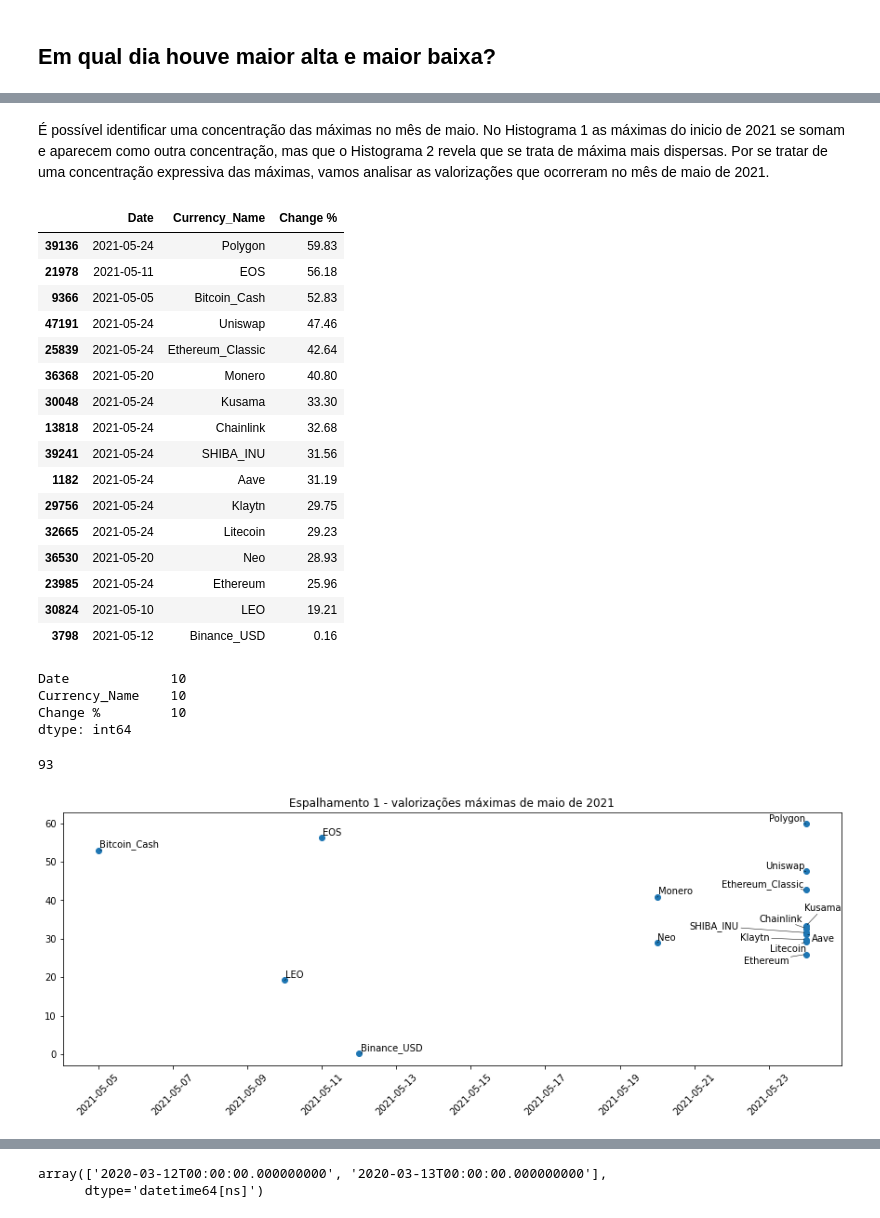
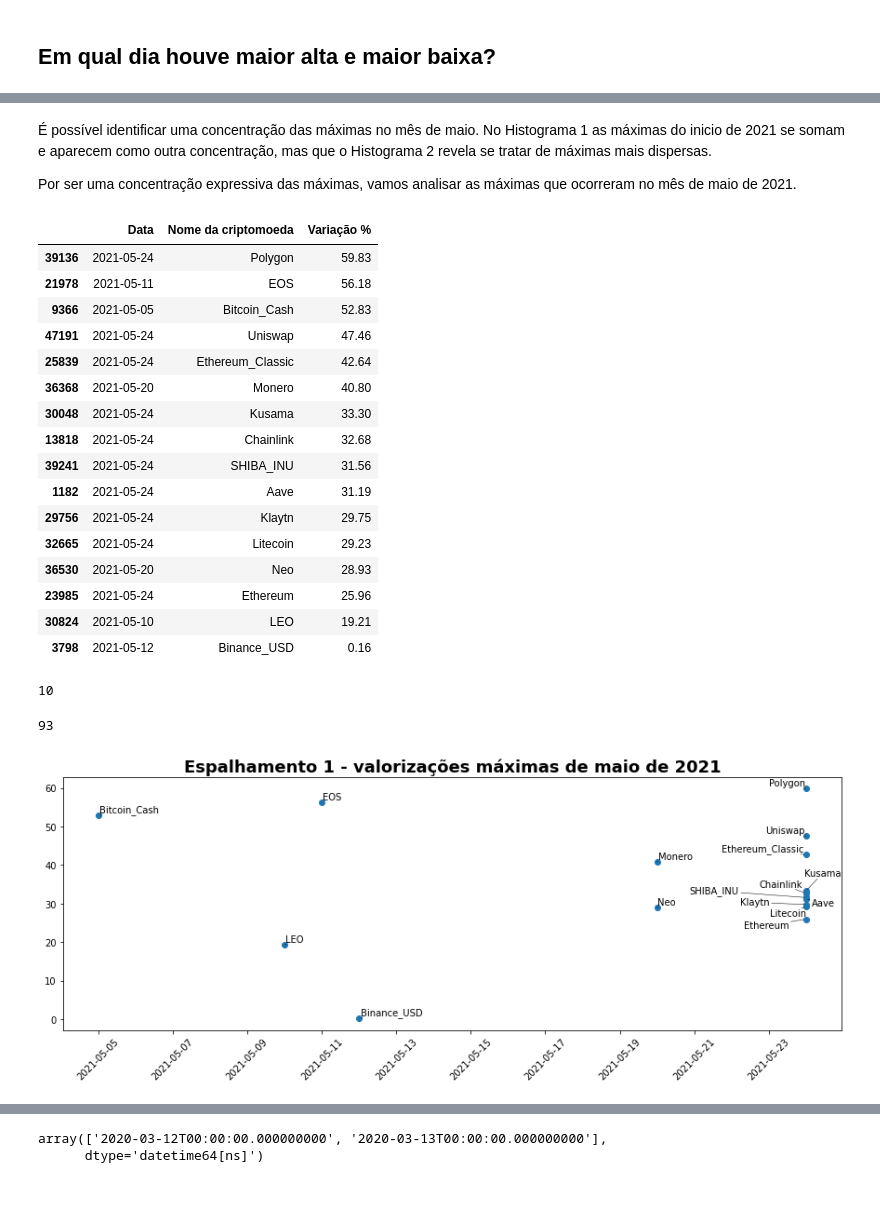
Before and after one commit to Aledosim/CryptocurrenciesMaxMin, a Jupyter notebook: notebooks/Cryptocurrencies.ipynb, the cells around one changed output, grey strips where cells are left out. Saved outputs shown, nothing was run; the diff lists cells and outputs as text; code cells hidden in the pictures.

```diff
--- a/notebooks/Cryptocurrencies.ipynb
+++ b/notebooks/Cryptocurrencies.ipynb
@@ -4,6 +5,8 @@ import matplotlib.pyplot as plt
 from adjustText import adjust_text
 # %%
 df = pd.read_csv('../data/All_combined.csv', parse_dates=['Date'], dtype={'Currency_Name': pd.StringDtype()})
+# %%
+plot_title_fontdict = {'fontweight': 'bold', 'fontsize': '18'}
 # %% [markdown]
 # Análise inicial
 # %% [markdown]
@@ -65,3 +68,4 @@ De acordo com o Histograma 1, existe uma concentração das altas no ano de 2021
 # %%
-grouped_change_2021 = df[df['Date'].dt.year == 2021].groupby('Currency_Name')['Change %']
+date_filter = df['Date'].dt.year == 2021
+grouped_change_2021 = df[date_filter].groupby('Currency_Name')['Change %']
 # %%
@@ -73,13 +77,15 @@ df.loc[grouped_change_2021.idxmax(), 'Date'].hist(xrot=45, bins=100, figsize=(15
 # %% [markdown]
-É possível identificar uma concentração das máximas no mês de maio. No Histograma 1 as máximas do inicio de 2021 se somam e aparecem como outra concentração, mas que o Histograma 2 revela que se trata de máxima mais dispersas.
-Por se tratar de uma concentração expressiva das máximas, vamos analisar as valorizações que ocorreram no mês de maio de 2021.
+É possível identificar uma concentração das máximas no mês de maio. No Histograma 1 as máximas do inicio de 2021 se somam e aparecem como outra concentração, mas que o Histograma 2 revela se tratar de máximas mais dispersas.
+
+Por ser uma concentração expressiva das máximas, vamos analisar as máximas que ocorreram no mês de maio de 2021.
 # %%
 maximas = df.loc[grouped_change_2021.idxmax(), ['Date', 'Currency_Name', 'Change %']]
-maximas = maximas[('2021-05' <= maximas['Date']) & (maximas['Date'] <= '2021-06')]
+date_filter = ('2021-05' <= maximas['Date']) & (maximas['Date'] <= '2021-06')
+maximas = maximas[date_filter]
 # %%
-maximas.sort_values('Change %', ascending=False)
+maximas.sort_values('Change %', ascending=False).rename(columns={'Date': 'Data', 'Currency_Name': 'Nome da criptomoeda', 'Change %': 'Variação %'})
 # %% [output]
-|  | Date | Currency_Name | Change % |
+|  | Data | Nome da criptomoeda | Variação % |
 | 39136 | 2021-05-24 | Polygon | 59.83 |
 | 21978 | 2021-05-11 | EOS | 56.18 |
 | 9366 | 2021-05-05 | Bitcoin_Cash | 52.83 |
@@ -97,26 +103,24 @@ maximas.sort_values('Change %', ascending=False)
 | 30824 | 2021-05-10 | LEO | 19.21 |
 | 3798 | 2021-05-12 | Binance_USD | 0.16 |
 # %%
-maximas[maximas['Date'] == '2021-05-24'].count()
+date_filter = maximas['Date'] == '2021-05-24'
+maximas[date_filter]['Currency_Name'].count()
 # %% [output]
-Date             10
-Currency_Name    10
-Change %         10
-dtype: int64
+10
 # %%
 X = maximas['Date'].to_list()
 Y = maximas['Change %'].to_list()
 annotations = maximas['Currency_Name'].to_list()
 
 plt.figure(figsize=(15, 5))
 plt.xticks(rotation=45)
 plt.scatter(X, Y)
-plt.title("Espalhamento 1 - valorizações máximas de maio de 2021")
+plt.title("Espalhamento 1 - valorizações máximas de maio de 2021", fontdict=plot_title_fontdict)
 texts = [plt.text(X[i], Y[i], annotations[i]) for i in range(len(X))]
 adjust_text(texts, arrowprops=dict(arrowstyle="-", color='k', lw=0.5))
 # %% [output]
 93
-[figure, old version]
+[figure, new version]
 # %% [markdown]
 Podemos observar pelo gráfico de espalhamento e pelos dados que
  * a Polygon teve a maior máxima (59,83 %), seguida pela EOS (56,18 %) e Bitcoin_Cash (52,83 %)
```
Also changed, not shown: parts of 36 cells of this notebook.
